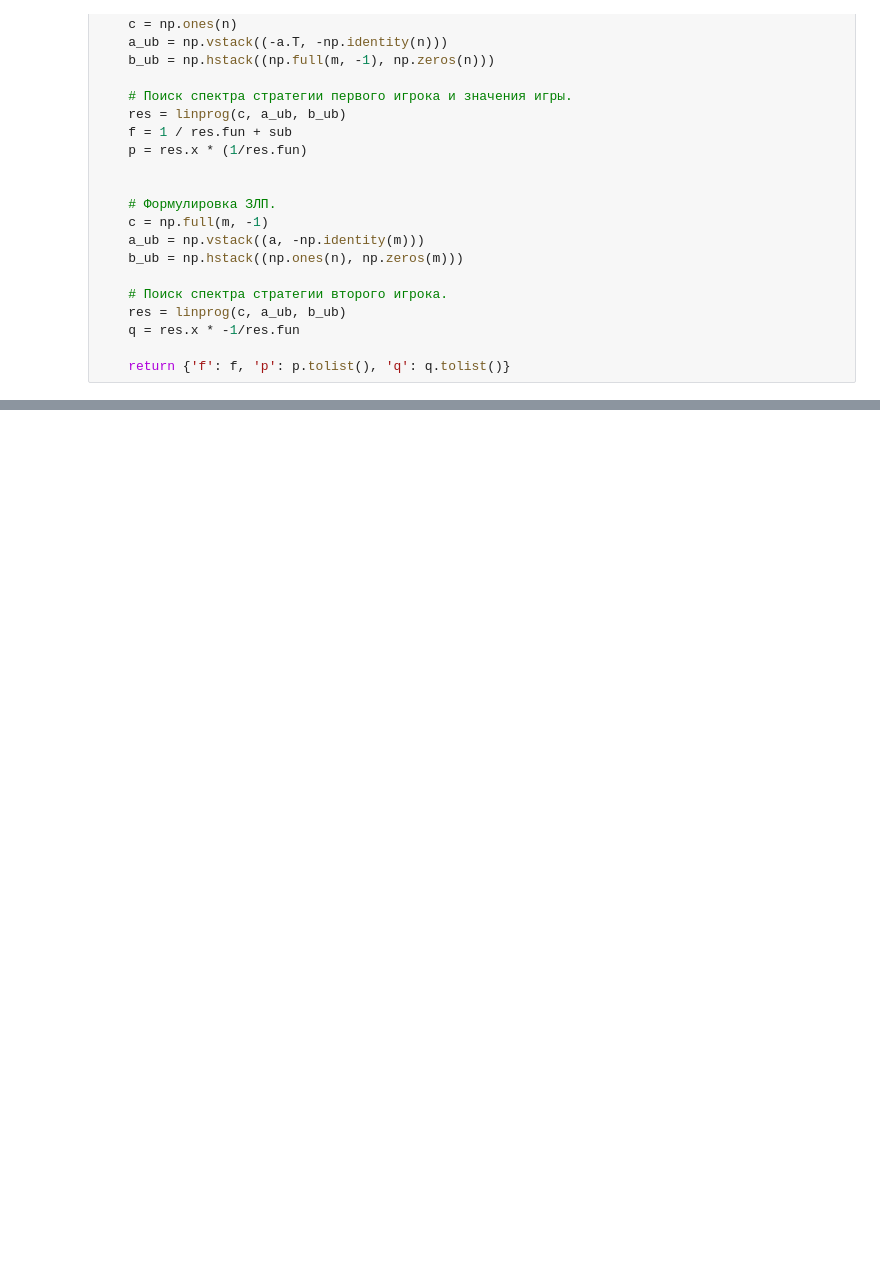
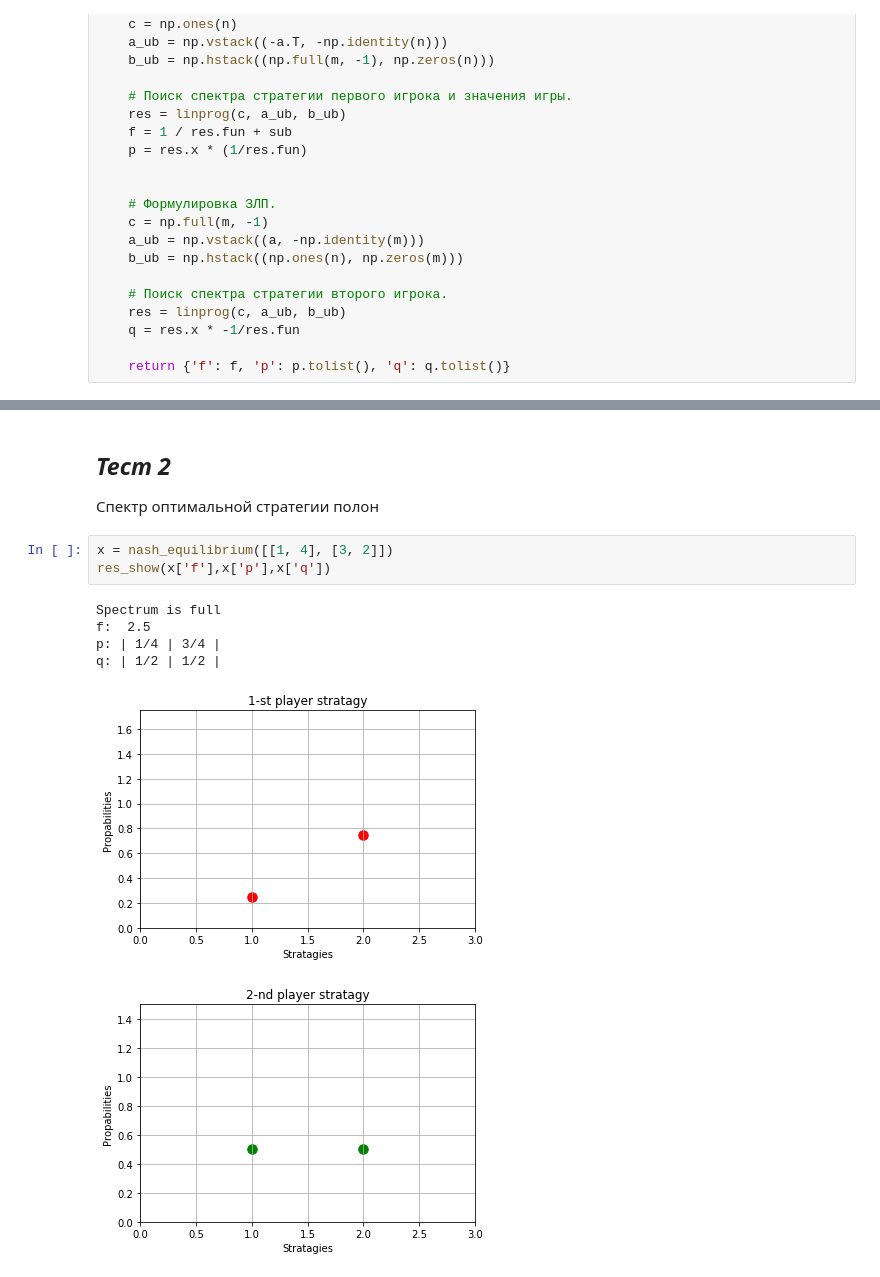
Before and after one commit to artempyanykh/prac-2017-2018, a Jupyter notebook: submissions/task1/mareev-meledin/Jupyter /Task1.ipynb, the cells around one changed output, grey strips where cells are left out. Saved outputs shown, nothing was run; the diff lists cells and outputs as text; blank space fills up the shorter version.

```diff
--- a/submissions/task1/mareev-meledin/Jupyter /Task1.ipynb
+++ b/submissions/task1/mareev-meledin/Jupyter /Task1.ipynb
@@ -95,0 +128,14 @@ def print_str(strategy):
+# %% [markdown]
+*Тест 2*
+--------
+Cпектр оптимальной стратегии полон
+# %%
+x = nash_equilibrium([[1, 4], [3, 2]])
+res_show(x['f'],x['p'],x['q'])
+# %% [output]
+Spectrum is full
+f:  2.5
+p: | 1/4 | 3/4 |
+q: | 1/2 | 1/2 |
+[figure, added]
+[figure, added]
```
Also changed, not shown: parts of 10 cells of this notebook.
